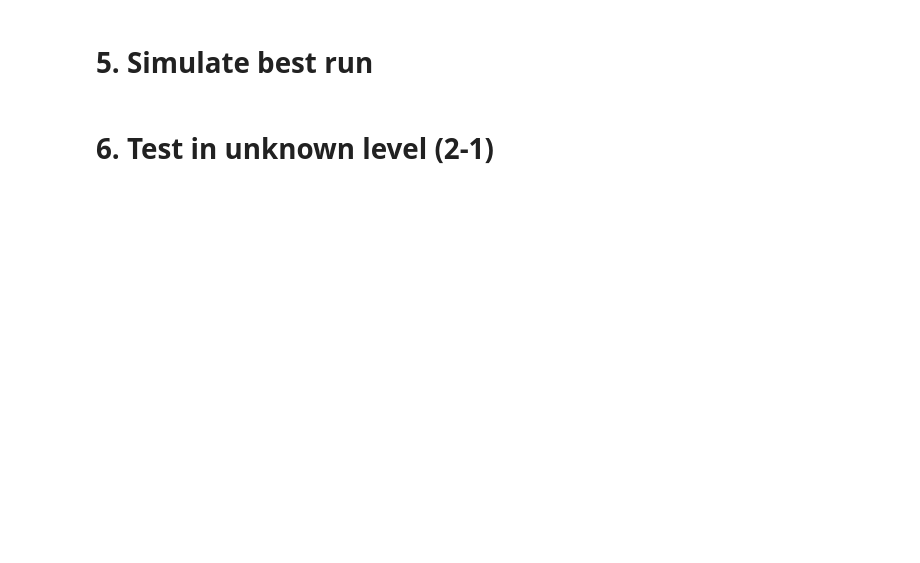
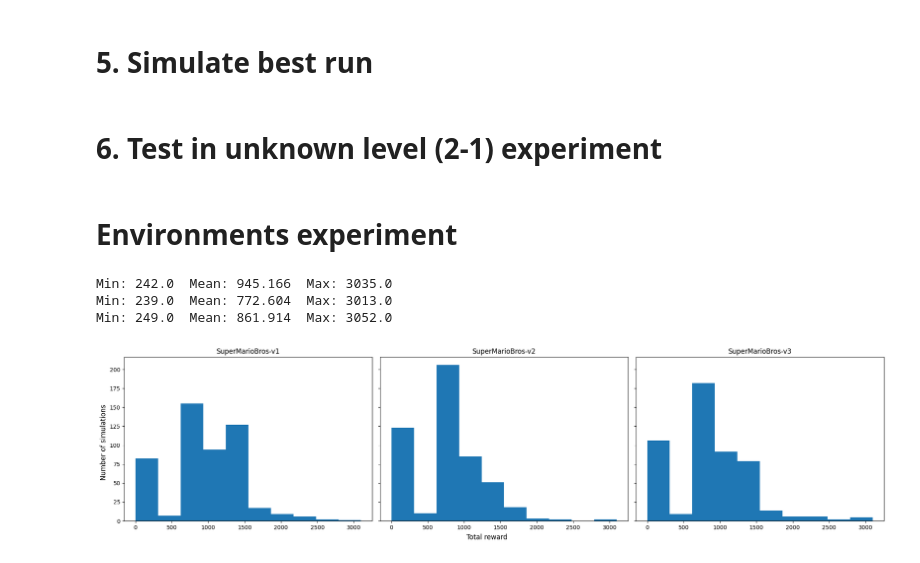
Before and after one commit to rubenahrens/Project-Mario, a Jupyter notebook: Code/PPO_final.ipynb, the cells around one changed output. Drawn from its saved outputs; the diff is of its cells as text; code cells hidden in the pictures; blank space fills up the shorter version.

```diff
--- a/Code/PPO_final.ipynb
+++ b/Code/PPO_final.ipynb
@@ -125,10 +136,11 @@ model.save('./train/SuperMarioBros-1-1-v1-model-10M')
 # %%
 model = PPO.load('./train/SuperMarioBros-1-1-v1-model-10M') # 1.000.000 + 230.000 + 4.000.000 + 600.000 + 2.000.000 + 2.170.000
 # %%
-model = PPO.load('./train/best_model_2150000')
+model = PPO.load('./train/SuperMarioBros-1-1-v3-model-1M')
 # %%
-env = gym.make('SuperMarioBrosRandomStages-v1', stages=['1-1'])
+env = gym.make('SuperMarioBrosRandomStages-v3', stages=['1-1'])
 env = JoypadSpace(env, SIMPLE_MOVEMENT)
+# env = SkipFrame(env, skip=1)
 env = GrayScaleObservation(env, keep_dim=True)
 env = DummyVecEnv([lambda: env])
 env = VecFrameStack(env, 4, channels_order='last')
@@ -183,11 +190,12 @@ Min: 251.0  Mean: 1303.0  Max: 1940.0
 # %% [markdown]
 # 5. Simulate best run
 # %%
-env = gym.make('SuperMarioBrosRandomStages-v0', stages=['1-1'])
+env = gym.make('SuperMarioBrosRandomStages-v1', stages=['1-1'])
 env = JoypadSpace(env, SIMPLE_MOVEMENT)
-env = GrayScaleObservation(env, keep_dim=True)
+# # env = SkipFrame(env, skip=1)
+# env = GrayScaleObservation(env, keep_dim=True)
 env = DummyVecEnv([lambda: env])
-env = VecFrameStack(env, 4, channels_order='last')
+# env = VecFrameStack(env, 4, channels_order='last')
 # %%
 for _ in range(1):
     state = env.reset()
@@ -202,7 +210,7 @@ for _ in range(1):
         env.render()
 env.close()
 # %% [markdown]
-# 6. Test in unknown level (2-1)
+# 6. Test in unknown level (2-1) experiment
 # %%
 env = gym.make('SuperMarioBrosRandomStages-v1', stages=['2-1'])
 env = JoypadSpace(env, SIMPLE_MOVEMENT)
@@ -210,7 +219,7 @@ env = GrayScaleObservation(env, keep_dim=True)
 env = DummyVecEnv([lambda: env])
 env = VecFrameStack(env, 4, channels_order='last')
 # %%
-for _ in range(20):
+for _ in range(4):
 
     state = env.reset()
 
@@ -220,9 +229,46 @@ for _ in range(20):
         state, reward, done, info = env.step(action)
 
         if done:
-            state = env.reset()
+            break
 
-        time.sleep(0.001)
+        # time.sleep(0.001)
+        # time.sleep(0.05)
 
         env.render()
 env.close()
+# %% [markdown]
+# Environments experiment
+# %%
+n_simulations = 500
+fig = plt.figure(figsize=(20,5))
+axes = fig.subplots(nrows=1, ncols=3, sharey='row')
+
+all_rewards = []
+
+for version, col in enumerate(axes):
+
+    model = PPO.load('./train/SuperMarioBros-1-1-v'+str(version+1)+'-model-1M')
+
+    env = gym.make('SuperMarioBrosRandomStages-v'+str(version+1), stages=['1-1'])
+    env = JoypadSpace(env, SIMPLE_MOVEMENT)
+    env = GrayScaleObservation(env, keep_dim=True)
+    env = DummyVecEnv([lambda: env])
+    env = VecFrameStack(env, 4, channels_order='last')
+
+    rewards, best_run = run_experiments(env, n_simulations, model)
+    all_rewards.append(rewards)
+
+    print('Min:',rewards.min(),' Mean:',rewards.mean(),' Max:',rewards.max())
+    col.hist(rewards, range=[0, 3100])
+    col.title.set_text('SuperMarioBros-v'+str(version+1))
+
+plt.tight_layout()
+fig.supxlabel('Total reward')
+fig.supylabel('Number of simulations')
+plt.subplots_adjust(left=0.05, bottom=0.11)
+plt.show()
+# %% [output]
+Min: 242.0  Mean: 945.166  Max: 3035.0
+Min: 239.0  Mean: 772.604  Max: 3013.0
+Min: 249.0  Mean: 861.914  Max: 3052.0
+[figure, added]
```
Also changed, not shown: parts of 16 cells of this notebook.
